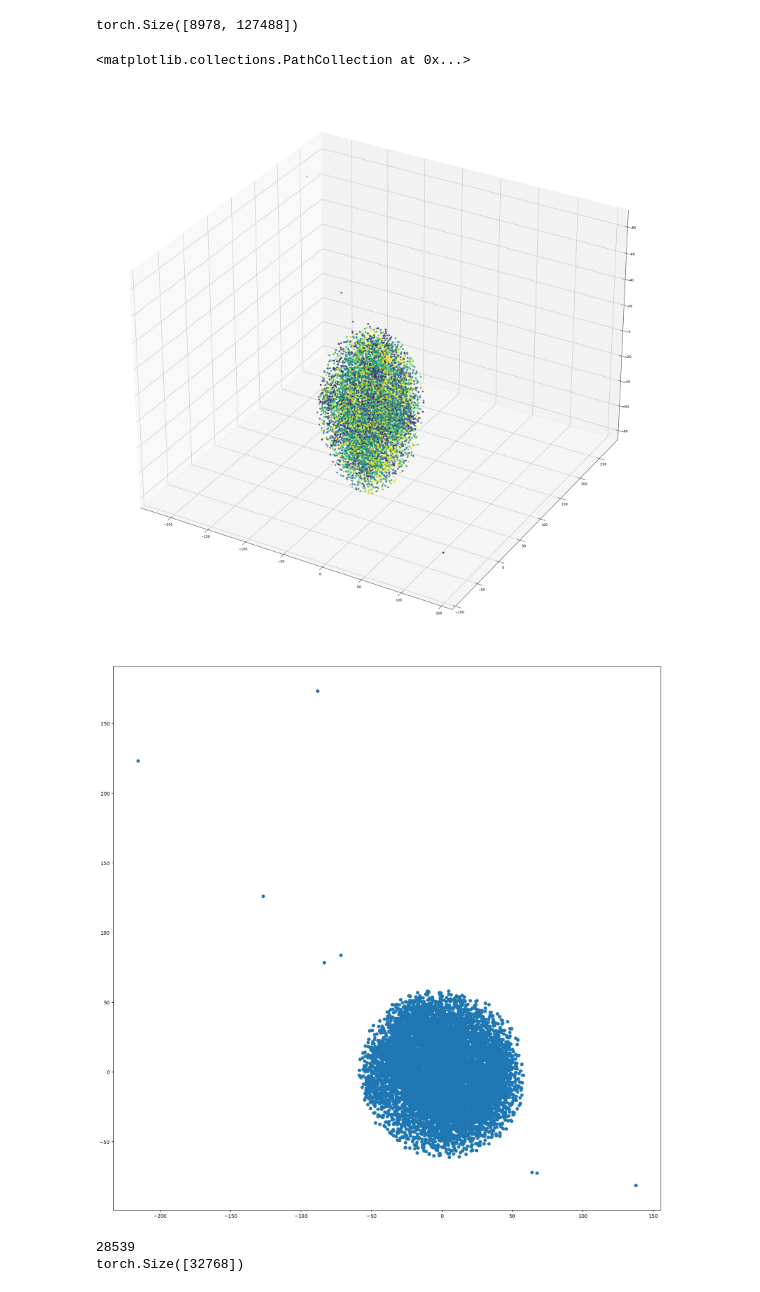
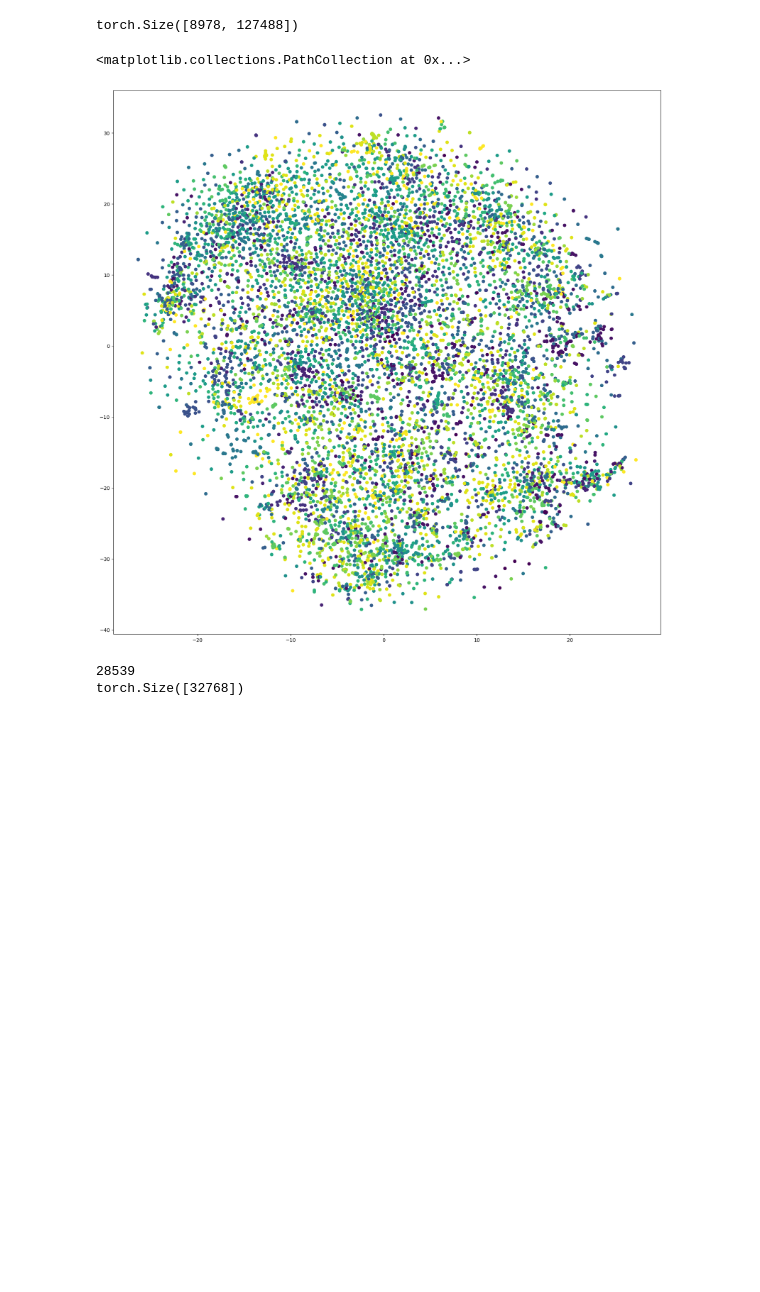
Before and after one commit to Cybren/DLL, a Jupyter notebook: CompareFeatures.ipynb, the cells around one changed output. Drawn from its saved outputs; the diff is of its cells as text; code cells hidden in the pictures; blank space fills up the shorter version.

```diff
--- a/CompareFeatures.ipynb
+++ b/CompareFeatures.ipynb
@@ -120,18 +120,14 @@ torch.Size([8978, 127488])
 # %%
 
 import matplotlib.pyplot as plt
-tsne = TSNE(n_components=3)
+tsne = TSNE()
 small_features = tsne.fit_transform(flattened)
 # %%
-plt.figure(figsize=(30,30))
-ax = plt.axes(projection="3d")
-ax.scatter3D(small_features[:,0], small_features[:,1], small_features[:,2], c=labels_cat)
 plt.figure(figsize=(20,20))
-plt.scatter(small_features[:,0], small_features[:,1])
+plt.scatter(small_features[:,0], small_features[:,1], c=labels_cat)
 # %% [output]
 <matplotlib.collections.PathCollection at 0x...>
-[figure, old version]
+[figure, new version]
-[figure, removed]
 # %%
 import soundfile as sf
 import numpy as np
```
Also changed, not shown: parts of 2 cells of this notebook, 12 other files.
